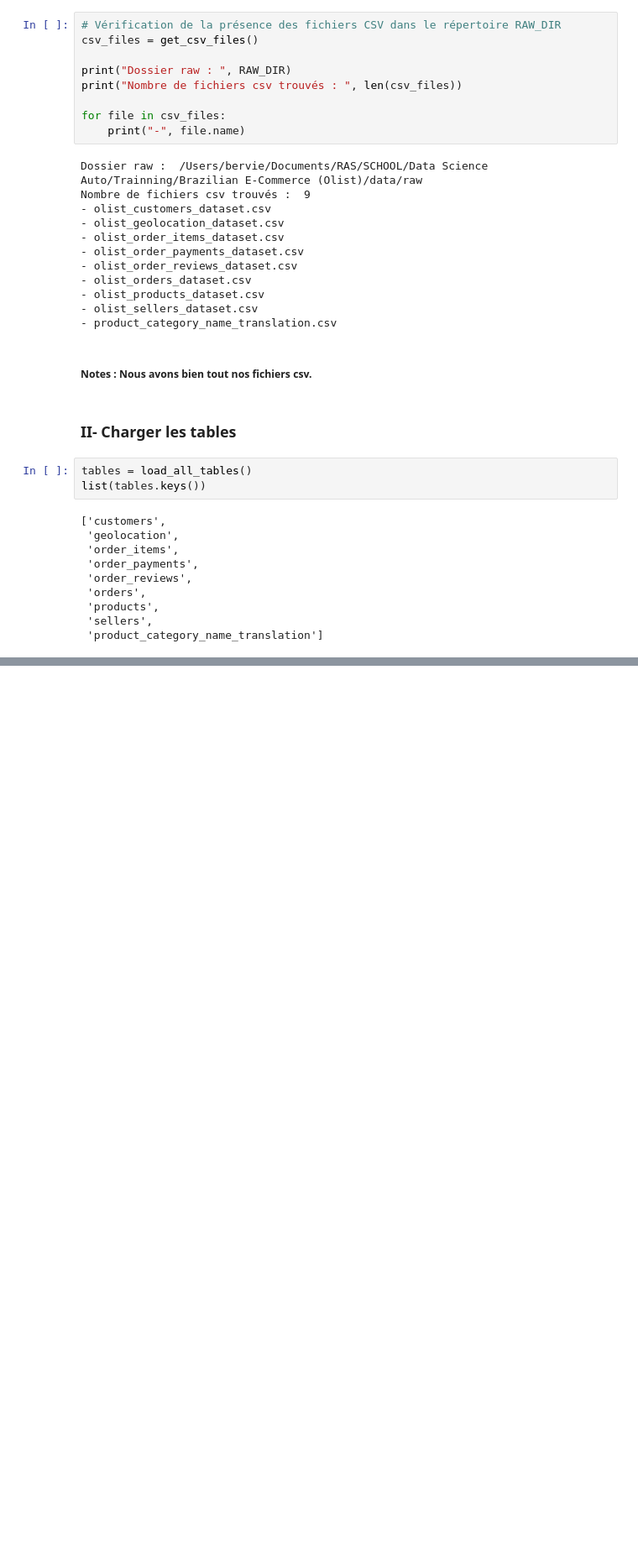
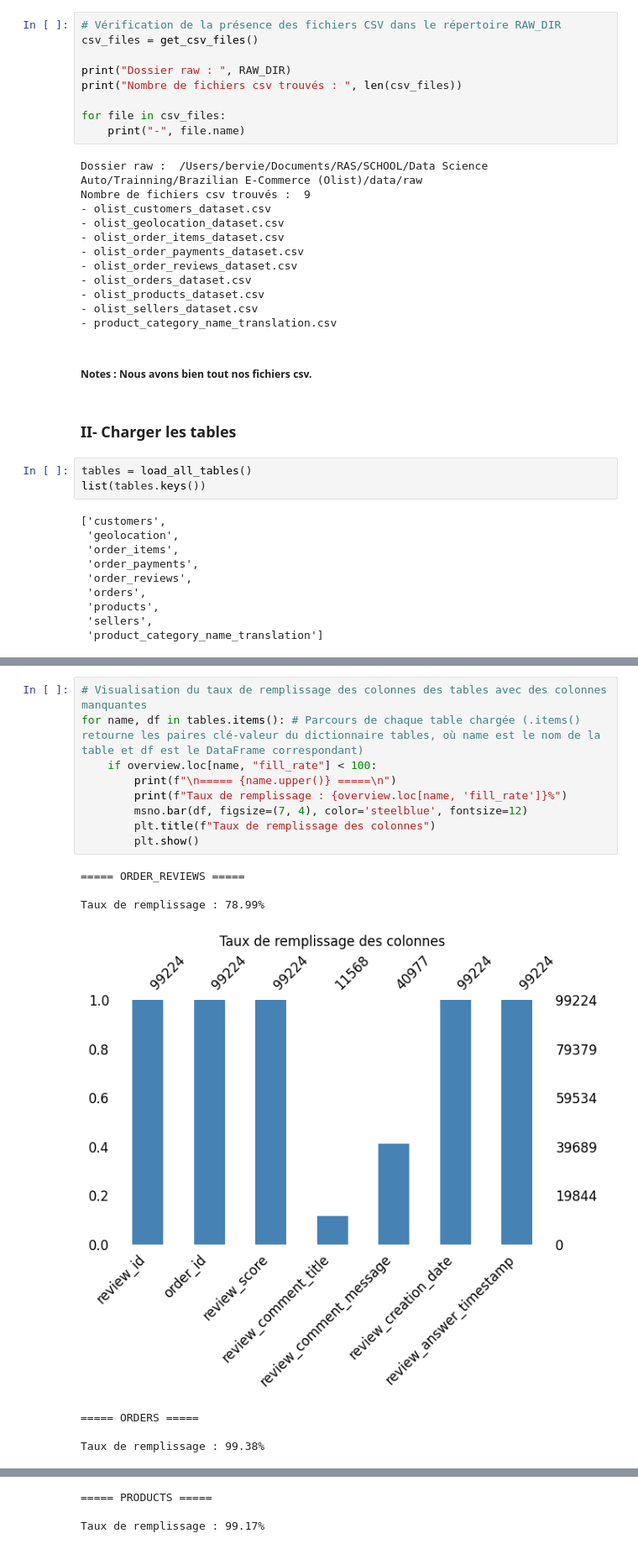
Before and after one commit to Vinyl-237/olist-data-analysis, a Jupyter notebook: notebooks/01_data_loading.ipynb, the cells around one changed output, grey strips where cells are left out. Shown at 84% size. Cells and saved outputs as stored; diff of their text form; blank space fills up the shorter version.

Commit message:
data loading terminé : taux de remplissage et vue sur les tables

```diff
--- a/notebooks/01_data_loading.ipynb
+++ b/notebooks/01_data_loading.ipynb
@@ -134,3 +138,20 @@ for name, df in tables.items(): # Parcours de chaque table chargée (.items() re
 | 3 | 949d5b44dbf5de918fe9c16f97b45f8a | f88197465ea7920adcdbec7375364d82 | delivered | 2017-11-18 19:28:06 | 2017-11-18 19:45:59 | 2017-11-22 13:39:59 | ... |
 | 4 | ad21c59c0840e6cb83a9ceb5573f8159 | 8ab97904e6daea8866dbdbc4fb7aad2c | delivered | 2018-02-13 21:18:39 | 2018-02-13 22:20:29 | 2018-02-14 19:46:34 | ... |
 ... (6 outputs left out)
+# %%
+# Visualisation du taux de remplissage des colonnes des tables avec des colonnes manquantes
+for name, df in tables.items(): # Parcours de chaque table chargée (.items() retourne les paires clé-valeur du dictionnaire tables, où name est le nom de la table et df est le DataFrame correspondant)
+    if overview.loc[name, "fill_rate"] < 100:
+        print(f"\n===== {name.upper()} =====\n")
+        print(f"Taux de remplissage : {overview.loc[name, 'fill_rate']}%")
+        msno.bar(df, figsize=(7, 4), color='steelblue', fontsize=12)
+        plt.title(f"Taux de remplissage des colonnes")
+        plt.show()
+# %% [output]
+===== ORDER_REVIEWS =====
+
+Taux de remplissage : 78.99%
+[figure, added]
+===== ORDERS =====
+
+Taux de remplissage : 99.38%
@@ -136,0 +159,3 @@ for name, df in tables.items(): # Parcours de chaque table chargée (.items() re
+===== PRODUCTS =====
+
+Taux de remplissage : 99.17%
```
Also changed, not shown: parts of 6 cells of this notebook, 2 other files.
